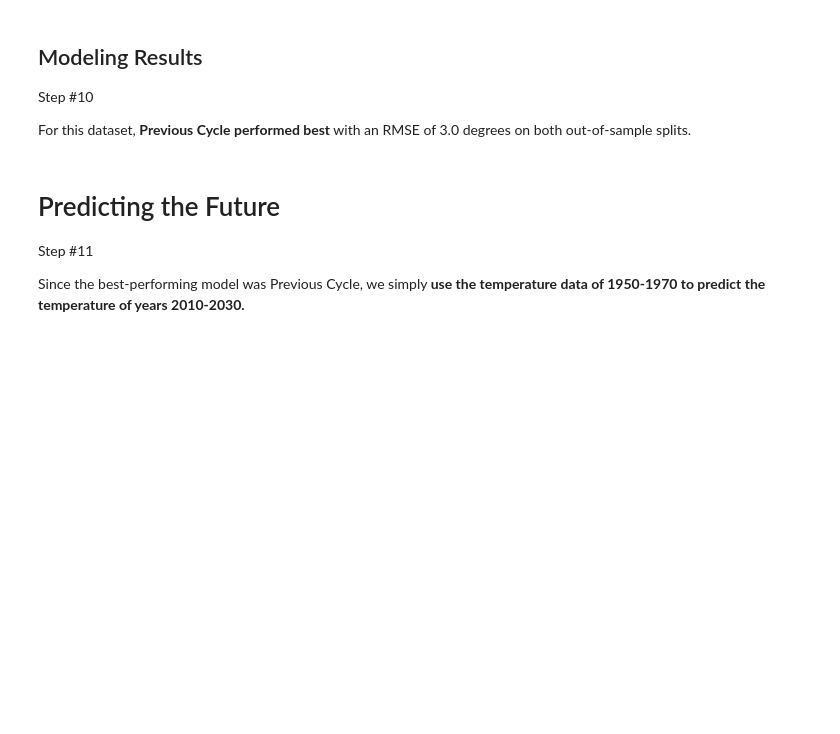
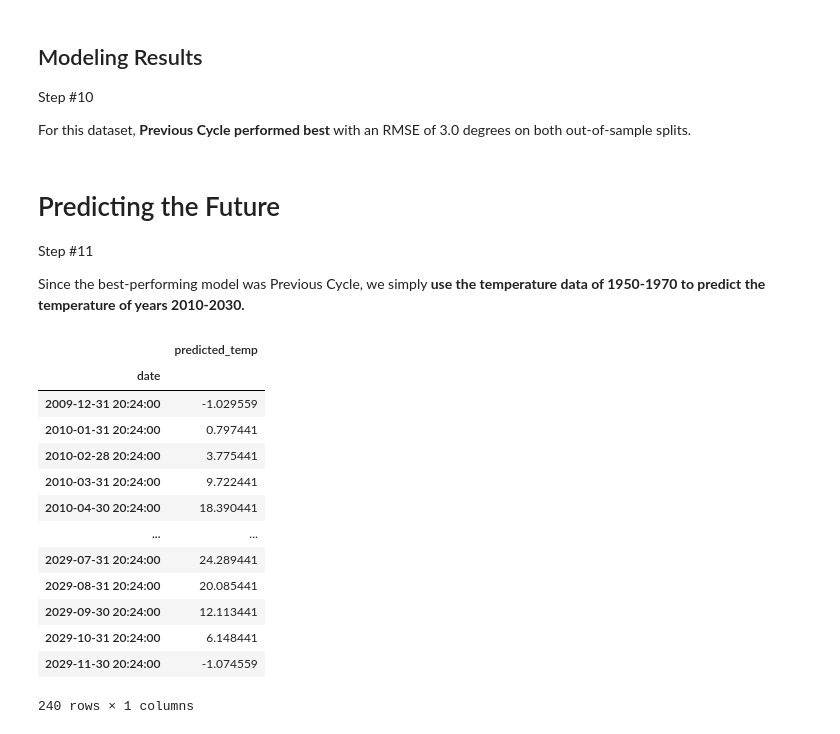
Before and after one commit to JacobPaxton/time-series-exercises, a Jupyter notebook: city_temps_E2E_analysis.ipynb, the cells around one changed output. Saved outputs shown, nothing was run; the diff lists cells and outputs as text; code cells hidden in the pictures; blank space fills up the shorter version.

Commit message:
add future predictions

```diff
--- a/city_temps_E2E_analysis.ipynb
+++ b/city_temps_E2E_analysis.ipynb
@@ -212,7 +212,7 @@ The best performing model is Previous Cycle with an RMSE of 3 degrees. We will n
 # %%
 # apply predictions to test
 test['best_model'] = list(train['1950':].AverageTemperature)
-test['best_model'] = test['best_model'] + mean_monthly_yoy
+test['best_model'] = test['best_model'] + (2 * mean_monthly_yoy)
 # %%
 # calculate RMSE
 RMSE = round(sqrt(mean_squared_error(test['AverageTemperature'], test['best_model'])), 0)
@@ -229,3 +229,25 @@ For this dataset, **Previous Cycle performed best** with an RMSE of 3.0 degrees
 Step #11
 
 Since the best-performing model was Previous Cycle, we simply **use the temperature data of 1950-1970 to predict the temperature of years 2010-2030.**
+# %%
+future = test.copy() # create future predictions dataframe
+future.index = future.index + pd.Timedelta('20Y') # add 20 years to test split's dates
+future.drop(columns=['AverageTemperature','best_model'], inplace=True) # drop cols
+future['predicted_temp'] = list(train['1950':].AverageTemperature) # add raw data in
+future['predicted_temp'] = future['predicted_temp'] + (3 * mean_monthly_yoy) # add difference
+future # show predictions
+# %% [output]
+|  | predicted_temp |
+| date |  |
+| 2009-12-31 20:24:00 | -1.029559 |
+| 2010-01-31 20:24:00 | 0.797441 |
+| 2010-02-28 20:24:00 | 3.775441 |
+| 2010-03-31 20:24:00 | 9.722441 |
+| 2010-04-30 20:24:00 | 18.390441 |
+| ... | ... |
+| 2029-07-31 20:24:00 | 24.289441 |
+| 2029-08-31 20:24:00 | 20.085441 |
+| 2029-09-30 20:24:00 | 12.113441 |
+| 2029-10-31 20:24:00 | 6.148441 |
+| 2029-11-30 20:24:00 | -1.074559 |
+240 rows × 1 columns
```
